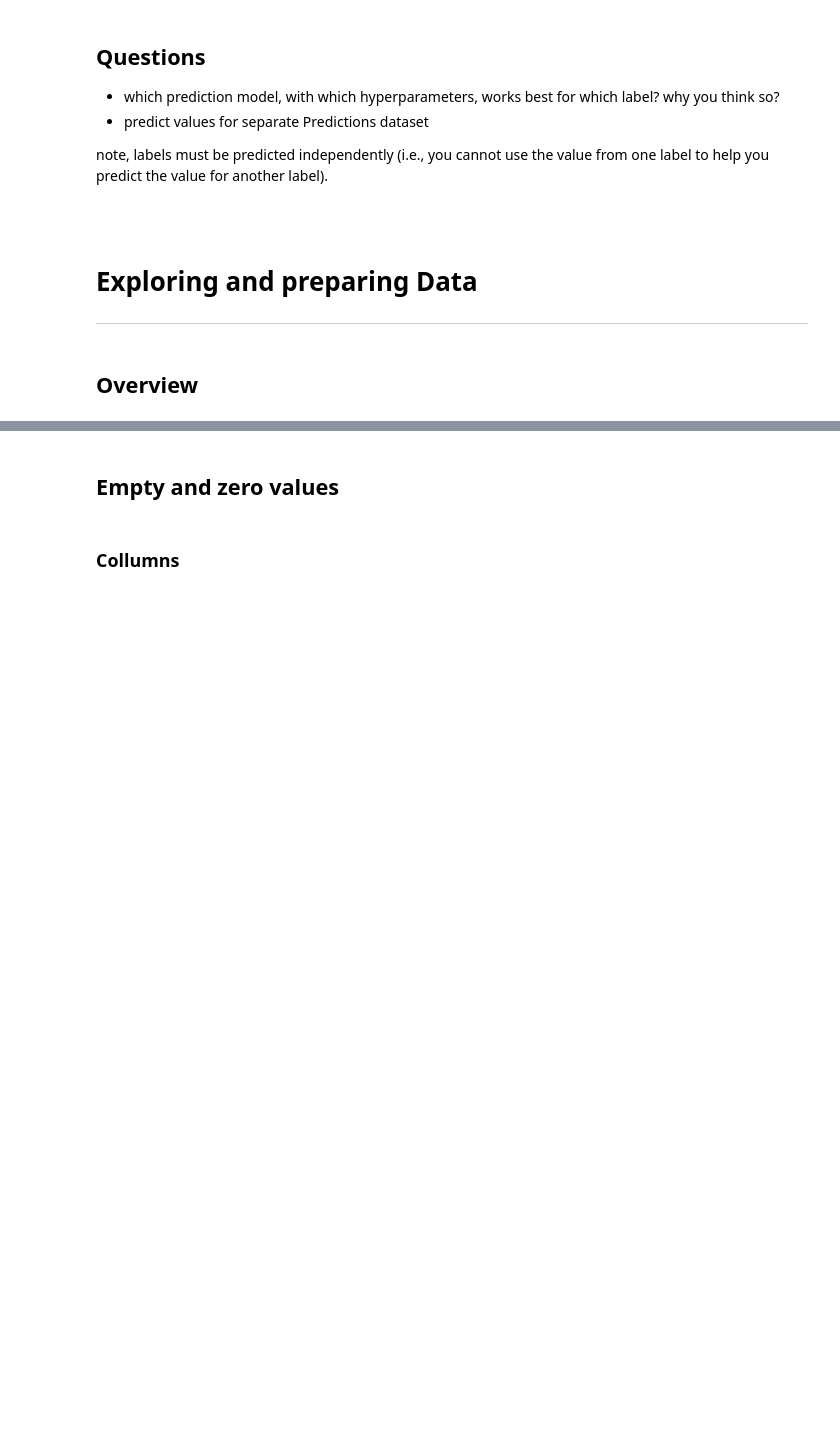
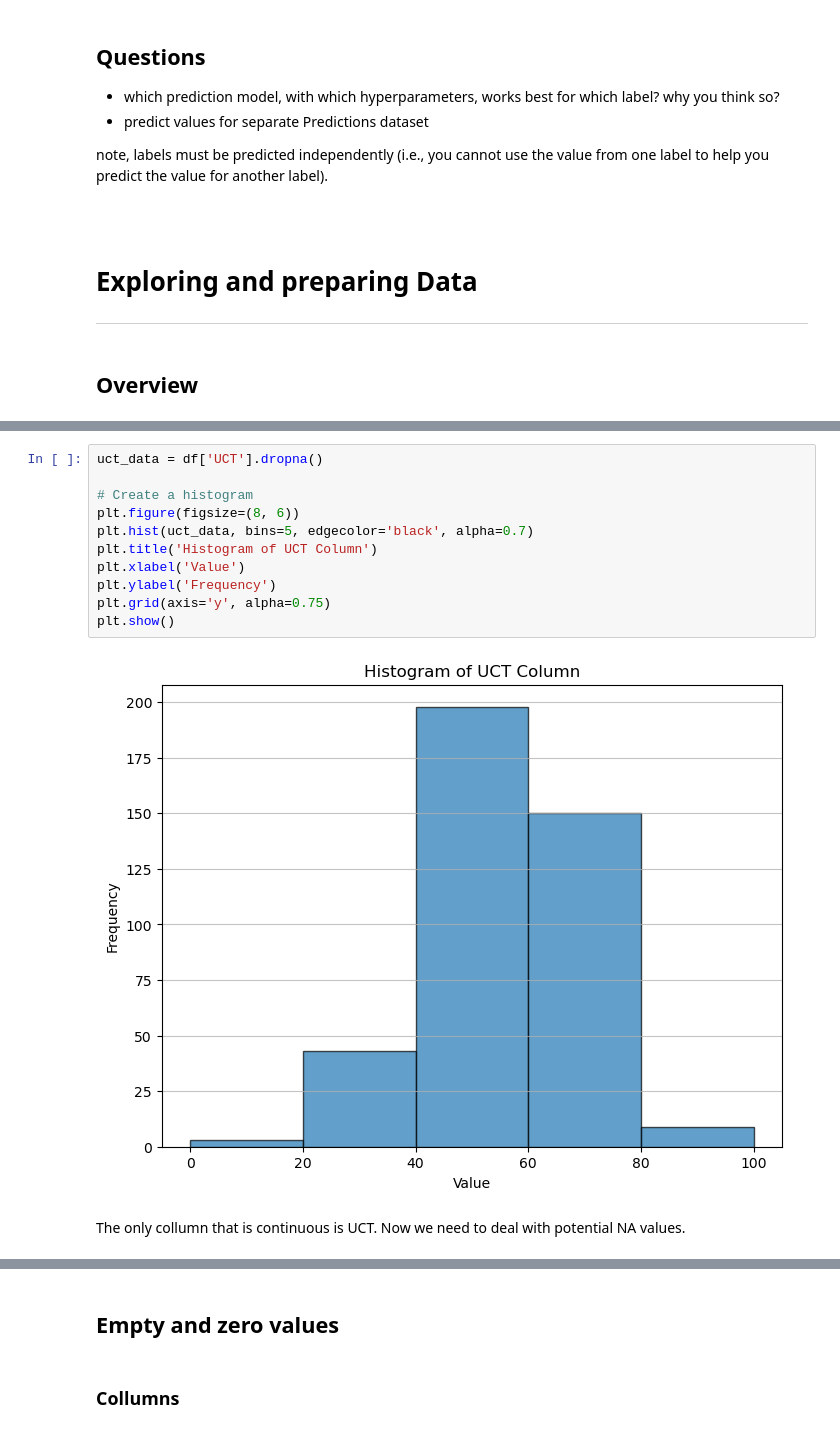
Before and after one commit to Artyom-kurguzkin/ML-ludemes-predictions, a Jupyter notebook: ludemes-gameData-predict.ipynb, the cells around one changed output, grey strips where cells are left out. Saved outputs shown, nothing was run; the diff lists cells and outputs as text; blank space fills up the shorter version.

```diff
--- a/ludemes-gameData-predict.ipynb
+++ b/ludemes-gameData-predict.ipynb
@@ -51,0 +146,15 @@ df.head(5)
+# %%
+uct_data = df['UCT'].dropna()
+
+# Create a histogram
+plt.figure(figsize=(8, 6))
+plt.hist(uct_data, bins=5, edgecolor='black', alpha=0.7)
+plt.title('Histogram of UCT Column')
+plt.xlabel('Value')
+plt.ylabel('Frequency')
+plt.grid(axis='y', alpha=0.75)
+plt.show()
+# %% [output]
+[figure, added]
+# %% [markdown]
+The only collumn that is continuous is UCT. Now we need to deal with potential NA values.
```
Also changed, not shown: parts of 7 cells of this notebook.
